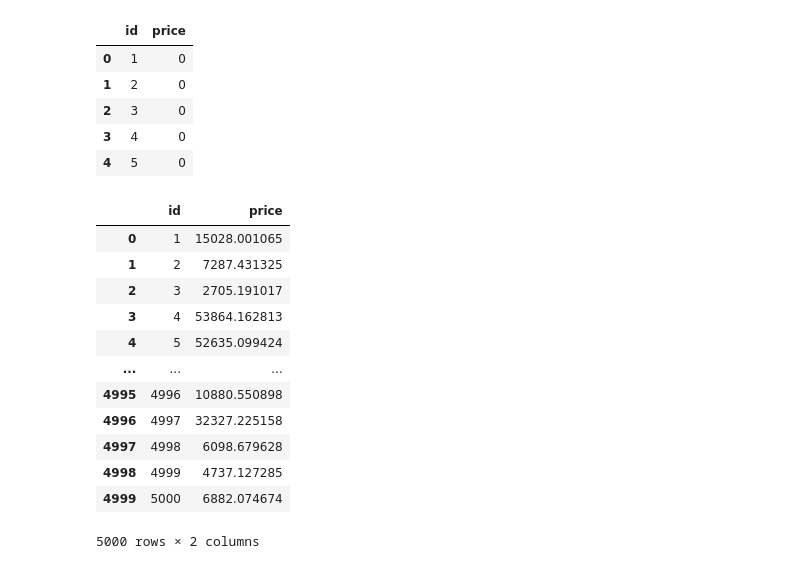
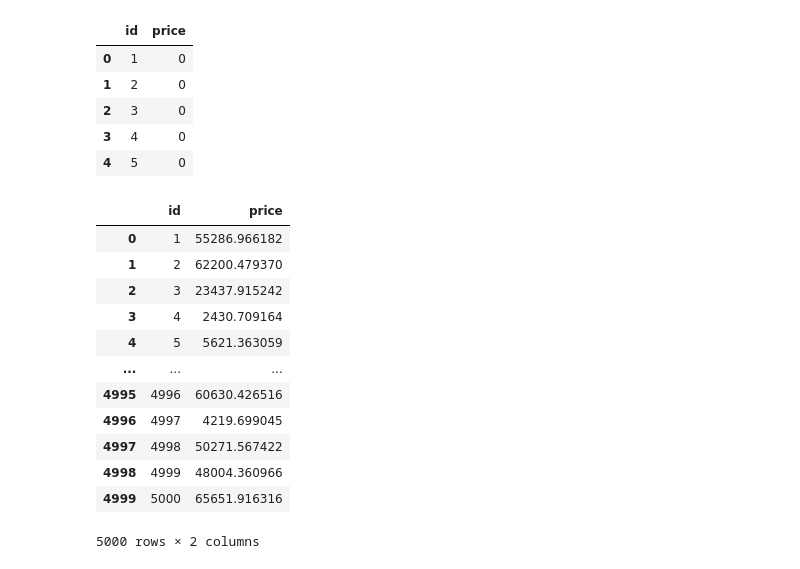
Before and after one commit to azamjon98/final_project, a Jupyter notebook: avia_ticket_prediction.ipynb, the cells around one changed output. Saved outputs shown, nothing was run; the diff lists cells and outputs as text; code cells hidden in the pictures.

```diff
--- a/avia_ticket_prediction.ipynb
+++ b/avia_ticket_prediction.ipynb
@@ -438,16 +441,16 @@ sub.to_csv('/submission.csv',index=False)
 # %%
-pd.read_csv('/submission.csv')
+pd.read_csv('/submission2.csv')
 # %% [output]
 |  | id | price |
-| 0 | 1 | 15028.001065 |
-| 1 | 2 | 7287.431325 |
-| 2 | 3 | 2705.191017 |
-| 3 | 4 | 53864.162813 |
-| 4 | 5 | 52635.099424 |
+| 0 | 1 | 55286.966182 |
+| 1 | 2 | 62200.479370 |
+| 2 | 3 | 23437.915242 |
+| 3 | 4 | 2430.709164 |
+| 4 | 5 | 5621.363059 |
 | ... | ... | ... |
-| 4995 | 4996 | 10880.550898 |
-| 4996 | 4997 | 32327.225158 |
-| 4997 | 4998 | 6098.679628 |
-| 4998 | 4999 | 4737.127285 |
-| 4999 | 5000 | 6882.074674 |
+| 4995 | 4996 | 60630.426516 |
+| 4996 | 4997 | 4219.699045 |
+| 4997 | 4998 | 50271.567422 |
+| 4998 | 4999 | 48004.360966 |
+| 4999 | 5000 | 65651.916316 |
 5000 rows × 2 columns
```
Also changed, not shown: parts of 8 cells of this notebook.
